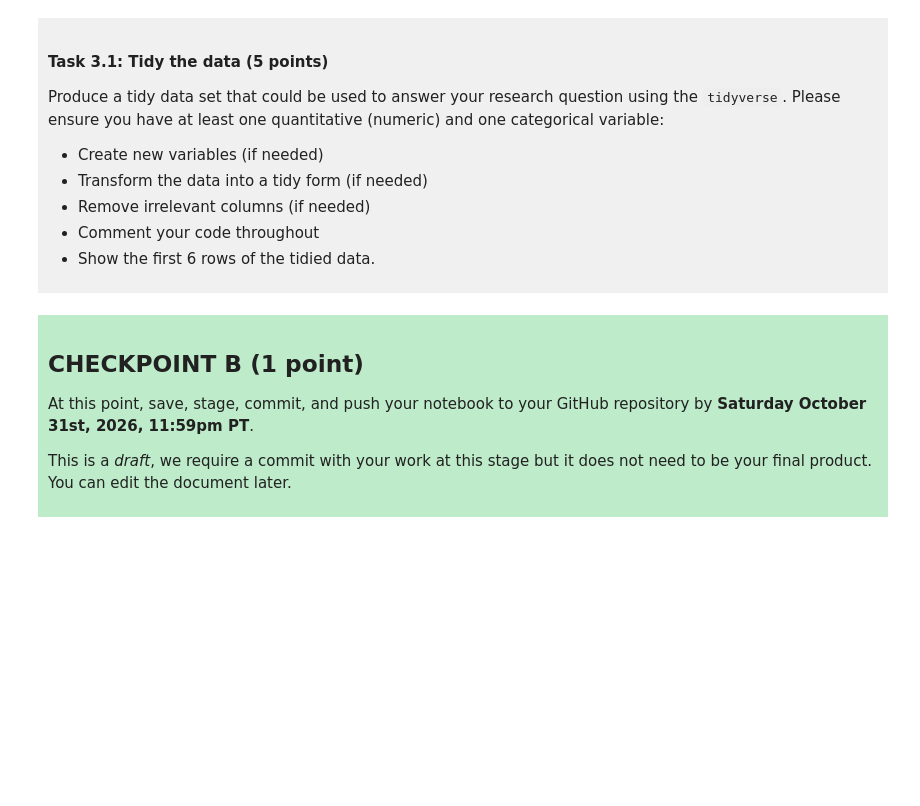
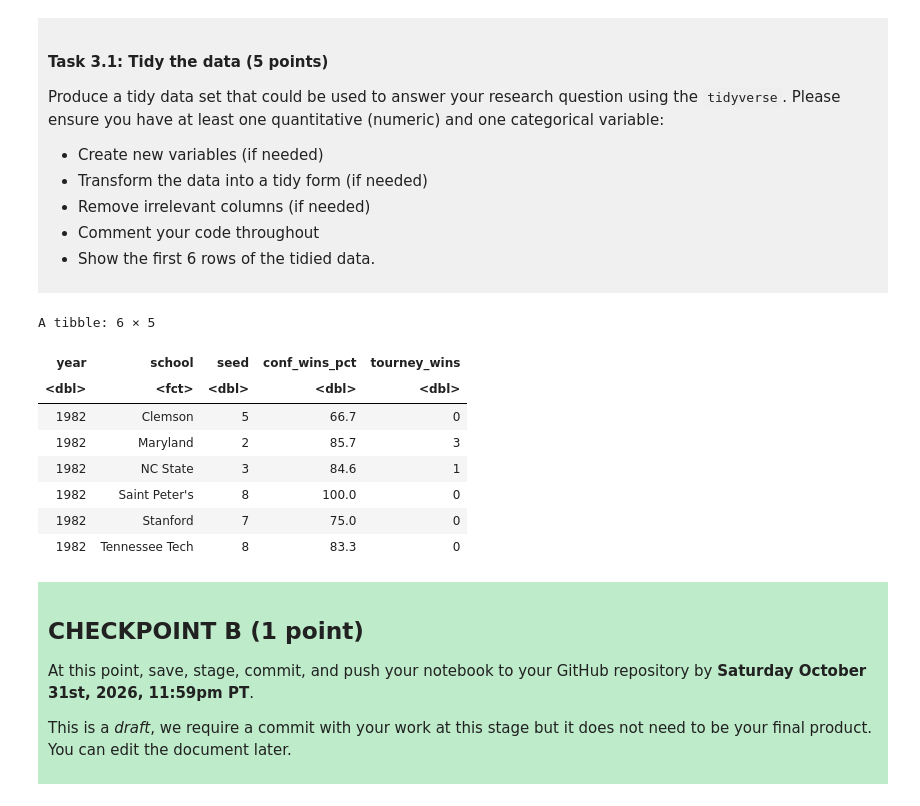
Before and after one commit to myanhvo-ubc/dsci-100-project-myanh-vo, a Jupyter notebook: dsci-100-project-notebook.ipynb, the cells around one changed output. Saved outputs shown, nothing was run; the diff lists cells and outputs as text; code cells hidden in the pictures; blank space fills up the shorter version.

```diff
--- a/dsci-100-project-notebook.ipynb
+++ b/dsci-100-project-notebook.ipynb
@@ -189,7 +212,33 @@ Produce a tidy data set that could be used to answer your research question usin
 
 </div>
 # %%
-### EDIT THIS CODE CELL ###
+#Prepare data for research
+women_march_tidy <- women_march |>
+
+#Keep the relevant variable
+select(year, school, seed, conf_wins_pct, tourney_wins) |>
+
+#Remove NA out of relevanct variable
+drop_na(year, school, seed, conf_wins_pct, tourney_wins) |>
+
+#Keep school is a categorical variable
+mutate(school = as_factor(school)) |>
+
+#Remove seed = 0 because it is a special opening-round designation, cannot use to rank
+filter(seed >0)
+
+#Show the first 6 rows of tidied data
+head(women_march_tidy, 6 )
+# %% [output]
+A tibble: 6 × 5
+| year | school | seed | conf_wins_pct | tourney_wins |
+| <dbl> | <fct> | <dbl> | <dbl> | <dbl> |
+| 1982 | Clemson | 5 | 66.7 | 0 |
+| 1982 | Maryland | 2 | 85.7 | 3 |
+| 1982 | NC State | 3 | 84.6 | 1 |
+| 1982 | Saint Peter's | 8 | 100.0 | 0 |
+| 1982 | Stanford | 7 | 75.0 | 0 |
+| 1982 | Tennessee Tech | 8 | 83.3 | 0 |
 # %% [markdown]
 <div style="background-color: #beebca; padding: 10px;">
 
```
Also changed, not shown: parts of 3 cells of this notebook.
